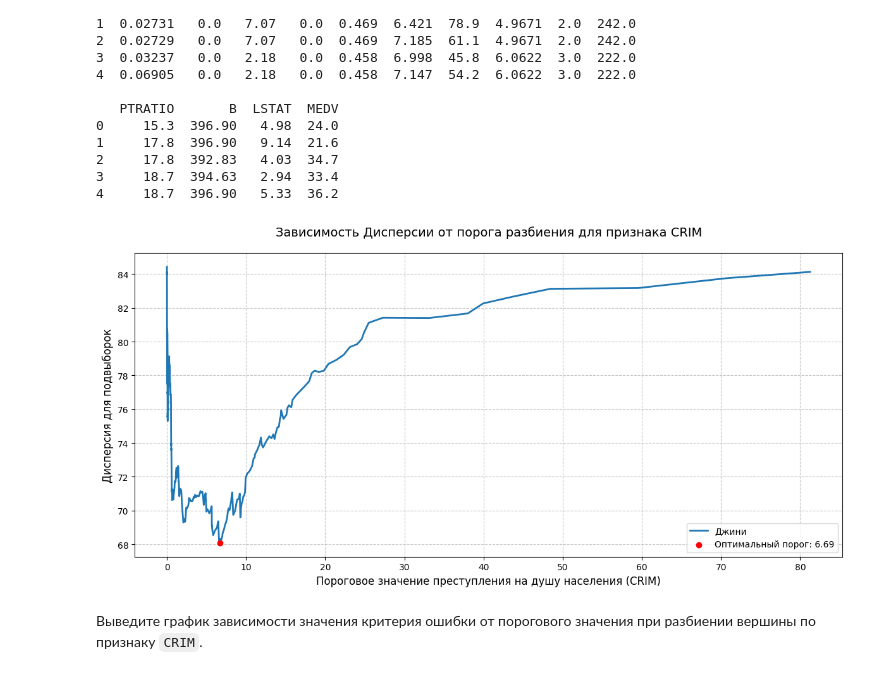
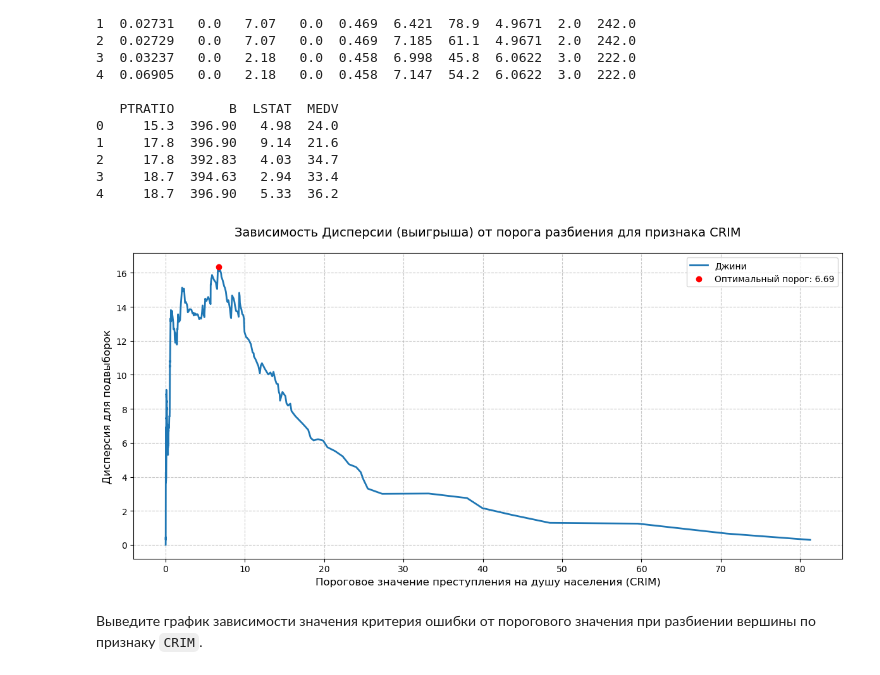
Before and after one commit to layneys/fkii2, a Jupyter notebook: hw_trees_rf.ipynb, the cells around one changed output. Saved outputs shown, nothing was run; the diff lists cells and outputs as text; code cells hidden in the pictures.

Commit message:
Fix plots one more time

```diff
--- a/hw_trees_rf.ipynb
+++ b/hw_trees_rf.ipynb
@@ -116,10 +116,10 @@ def find_best_split(
     """
     Указания:
     * Пороги, приводящие к попаданию в одно из поддеревьев пустого множества объектов, не рассматриваются.
-    * В качестве порогов, нужно брать среднее двух сосдних (при сортировке) значений признака
+    * В качестве порогов, нужно брать среднее двух сосдених (при сортировке) значений признака
     * Поведение функции в случае константного признака может быть любым.
     * При одинаковых приростах Джини или дисперсии нужно выбирать минимальный сплит.
-
+    * За наличие в функции циклов балл будет снижен. Векторизуйте! :)
 
     :param feature_vector: вещественнозначный вектор значений признака
     :param target_vector: вектор классов объектов,  len(feature_vector) == len(target_vector)
@@ -138,9 +138,11 @@ def find_best_split(
     target = np.array(target_vector)
     n = len(feature)
 
+    # Обработка константного признака
     if np.unique(feature).size == 1:
         return np.array([]), np.array([]), 0.0, 0.0
 
+    # Генерация порогов
     if feature_type == "real":
         unique = np.unique(feature)
         if len(unique) == 1:
@@ -149,44 +151,47 @@ def find_best_split(
     else:
         thresholds = np.unique(feature)
 
-    best_gini = np.inf
+    best_gain = -np.inf
     best_threshold = None
     valid_thresholds = []
-    ginis = []
+    gains = []
 
+    # Основной цикл по всем порогам
     for threshold in thresholds:
         left_mask = feature <= threshold if feature_type == "real" else feature == threshold
         n_left = np.sum(left_mask)
         n_right = n - n_left
 
+        # Пропуск невалидных разбиений
         if n_left == 0 or n_right == 0:
             continue
 
+        # Расчет критерия для левой и правой ветвей
         if task == "classification":
-            # h_total = gini(target)
+            h_total = gini(target)
             h_left = gini(target[left_mask])
             h_right = gini(target[~left_mask])
         else:
-            # h_total = variance(target)
+            h_total = variance(target)
             h_left = variance(target[left_mask])
             h_right = variance(target[~left_mask])
 
-        # weighted_gini = h_total - (n_left/n)*h_left + (n_right/n)*h_right
-        weighted_gini = (n_left/n)*h_left + (n_right/n)*h_right
+        # Расчет информационного выигрыша
+        gain = h_total - (n_left/n)*h_left - (n_right/n)*h_right
         valid_thresholds.append(threshold)
-        ginis.append(weighted_gini)
+        gains.append(gain)
 
-        # Обновление лучшего разбиения (минимальный критерий Джини)
-        if weighted_gini < best_gini or (weighted_gini == best_gini and threshold < best_threshold):
-            best_gini = weighted_gini
+        # Обновление лучшего разбиения
+        if gain > best_gain or (gain == best_gain and threshold < best_threshold):
+            best_gain = gain
             best_threshold = threshold
 
     if not valid_thresholds:
         return np.array([]), np.array([]), 0.0, 0.0
 
-    return np.array(valid_thresholds), np.array(ginis), best_threshold, best_gini
+    return np.array(valid_thresholds), np.array(gains), best_threshold, best_gain
 
-def gini(y):
+def gini(y: np.ndarray) -> float:
     if len(y) == 0:
         return 0.0
     counts = {}
@@ -194,7 +199,7 @@ def gini(y):
         counts[val] = counts.get(val, 0) + 1
     return 1 - sum((v/len(y))**2 for v in counts.values())
 
-def variance(y):
+def variance(y: np.ndarray) -> float:
     if len(y) < 2:
         return 0.0
     mean = np.mean(y)
@@ -241,29 +246,29 @@ print(df.head())
 # %%
 import matplotlib.pyplot as plt
 import numpy as np
 
 thresholds, ginies, threshold_best, gini_best = find_best_split(
     df["CRIM"].values,
     target,
     task="regression",
     feature_type="real"
 )
 
 plt.figure(figsize=(12, 6))
 plt.plot(thresholds, ginies, linewidth=2, label='Джини')
 plt.scatter(threshold_best, gini_best, color='red', zorder=5,
            label=f'Оптимальный порог: {threshold_best:.2f}')
 
-plt.title('Зависимость Дисперсии от порога разбиения для признака CRIM', fontsize=14, pad=20)
+plt.title('Зависимость Дисперсии (выигрыша) от порога разбиения для признака CRIM', fontsize=14, pad=20)
 plt.xlabel('Пороговое значение преступления на душу населения (CRIM)', fontsize=12)
 plt.ylabel('Дисперсия для подвыборок', fontsize=12)
 plt.grid(True, linestyle='--', alpha=0.7)
 plt.legend()
 plt.tight_layout()
 
 plt.show()
 # %% [output]
-[figure, old version]
+[figure, new version]
 # %% [markdown]
 Выведите график зависимости значения критерия ошибки от порогового значения при разбиении вершины по признаку `CRIM`.
 # %% [markdown]
```
Also changed, not shown: parts of 4 cells of this notebook.
